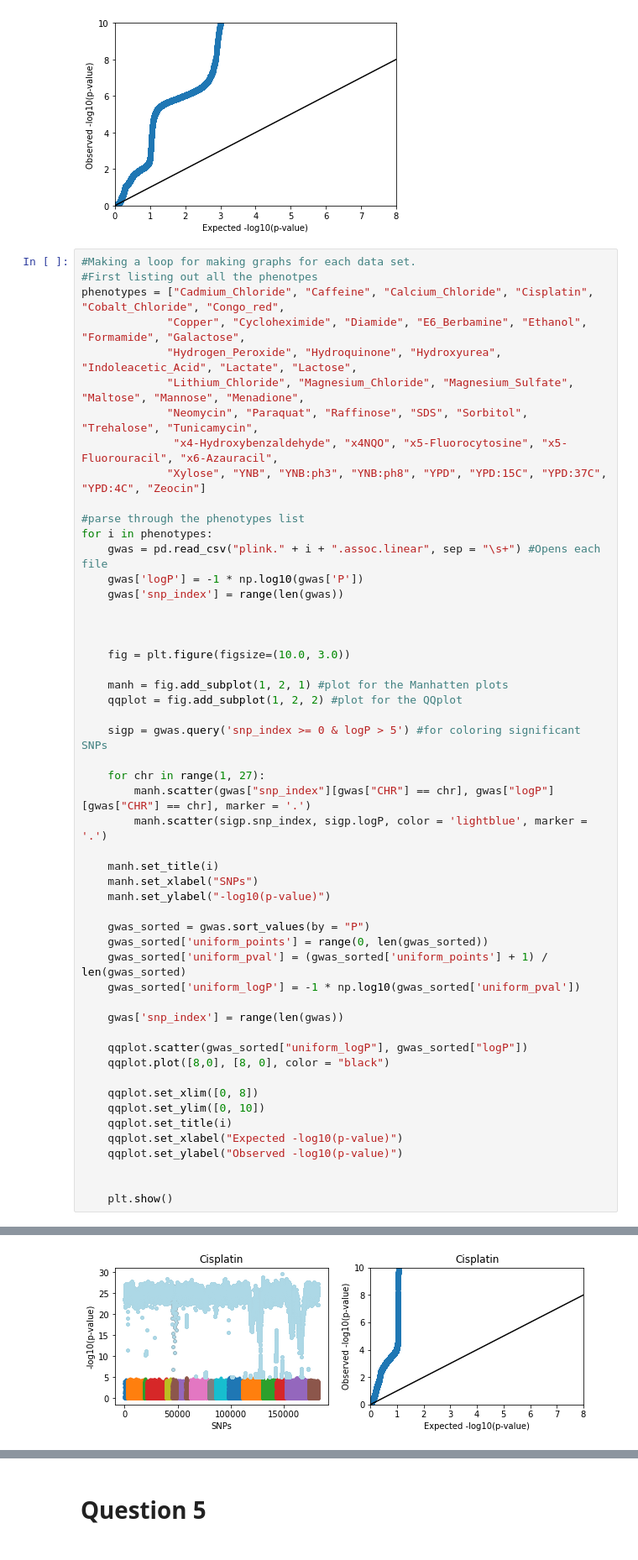
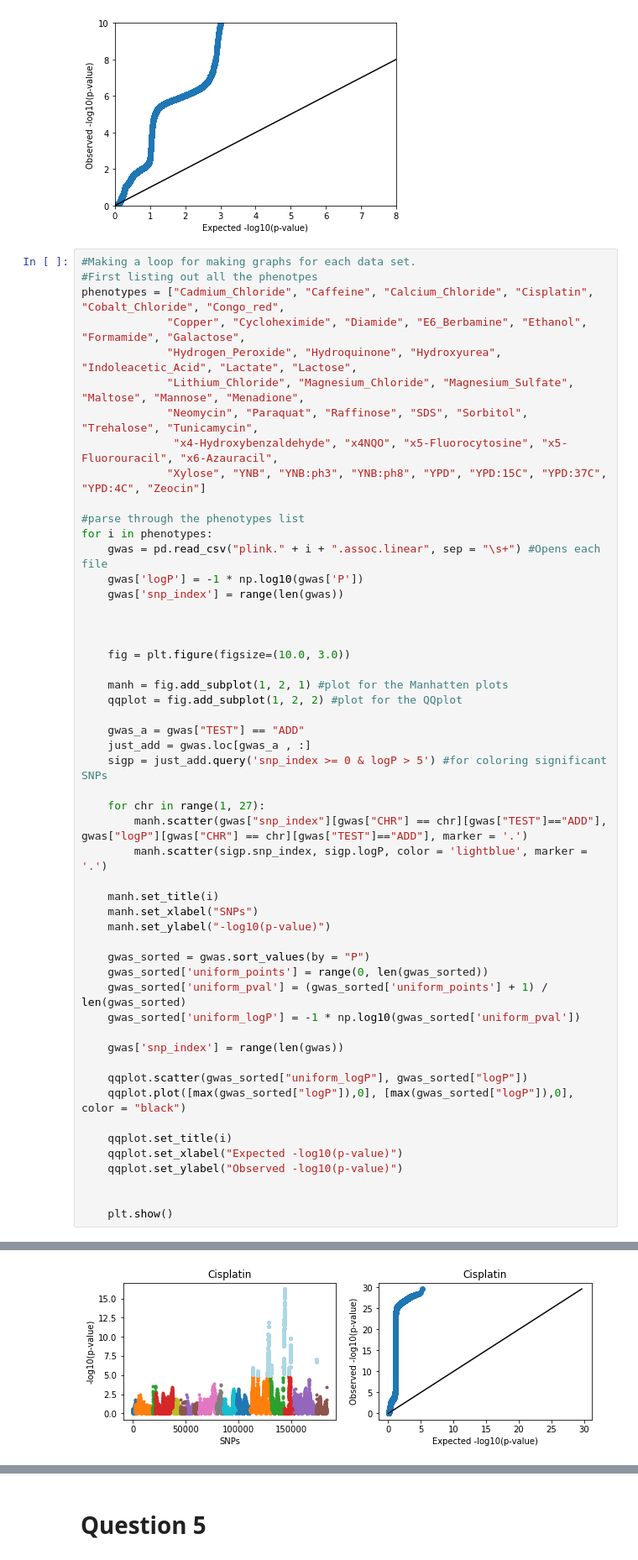
Before and after one commit to aaagrim/qbb2020-answers, a Jupyter notebook: week3/week3-homework/Plots_assignment.ipynb, the cells around one changed output, grey strips where cells are left out. Shown at 84% size. Cells and saved outputs as stored; diff of their text form.

```diff
--- a/week3/week3-homework/Plots_assignment.ipynb
+++ b/week3/week3-homework/Plots_assignment.ipynb
@@ -197,10 +197,12 @@ for i in phenotypes:
     manh = fig.add_subplot(1, 2, 1) #plot for the Manhatten plots
     qqplot = fig.add_subplot(1, 2, 2) #plot for the QQplot
 
-    sigp = gwas.query('snp_index >= 0 & logP > 5') #for coloring significant SNPs
+    gwas_a = gwas["TEST"] == "ADD"
+    just_add = gwas.loc[gwas_a , :]
+    sigp = just_add.query('snp_index >= 0 & logP > 5') #for coloring significant SNPs
 
     for chr in range(1, 27):
-        manh.scatter(gwas["snp_index"][gwas["CHR"] == chr], gwas["logP"][gwas["CHR"] == chr], marker = '.')
+        manh.scatter(gwas["snp_index"][gwas["CHR"] == chr][gwas["TEST"]=="ADD"], gwas["logP"][gwas["CHR"] == chr][gwas["TEST"]=="ADD"], marker = '.')
         manh.scatter(sigp.snp_index, sigp.logP, color = 'lightblue', marker = '.')
 
     manh.set_title(i)
@@ -215,10 +217,8 @@ for i in phenotypes:
     gwas['snp_index'] = range(len(gwas))
 
     qqplot.scatter(gwas_sorted["uniform_logP"], gwas_sorted["logP"])
-    qqplot.plot([8,0], [8, 0], color = "black")
+    qqplot.plot([max(gwas_sorted["logP"]),0], [max(gwas_sorted["logP"]),0], color = "black")
 
-    qqplot.set_xlim([0, 8])
-    qqplot.set_ylim([0, 10])
     qqplot.set_title(i)
     qqplot.set_xlabel("Expected -log10(p-value)")
     qqplot.set_ylabel("Observed -log10(p-value)")
@@ -232 +232 @@ for i in phenotypes:
-[figure, old version]
+[figure, new version]
```
Also changed, not shown: parts of 1 cell of this notebook.
